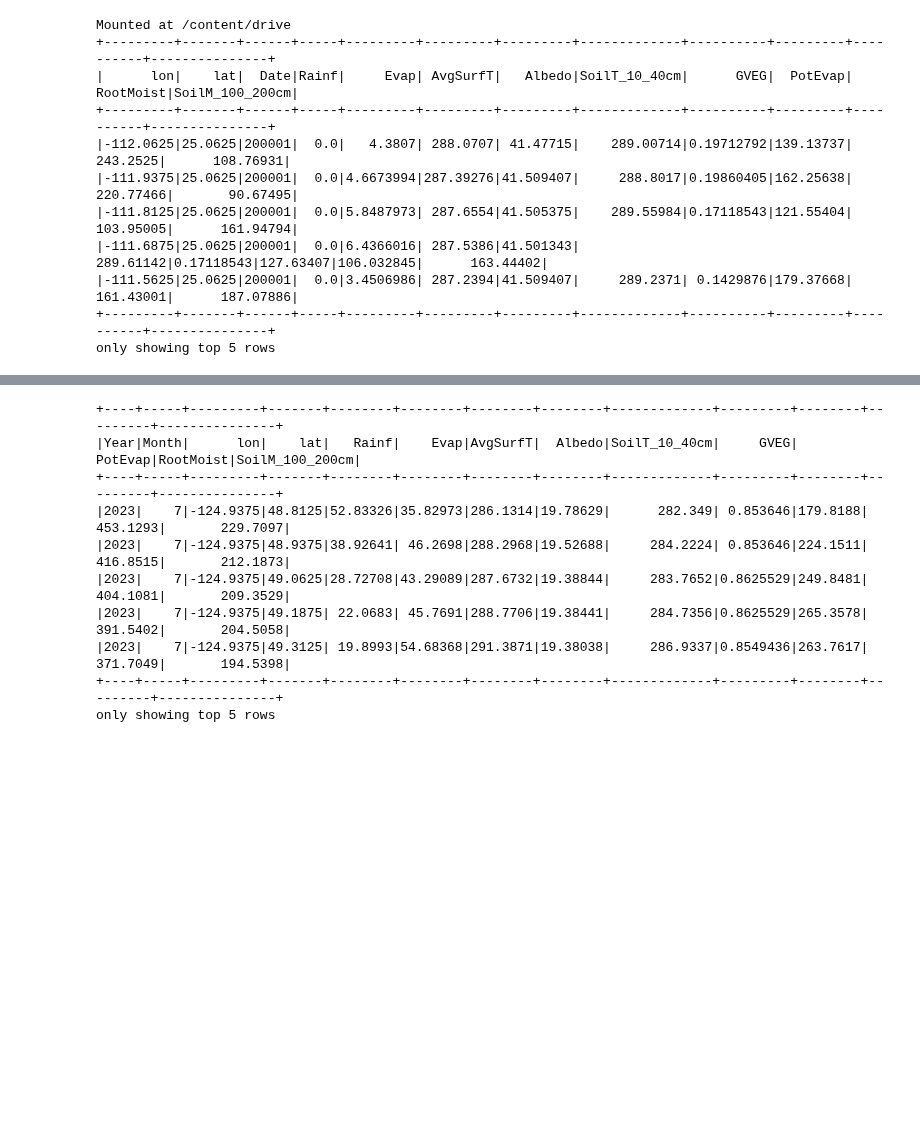
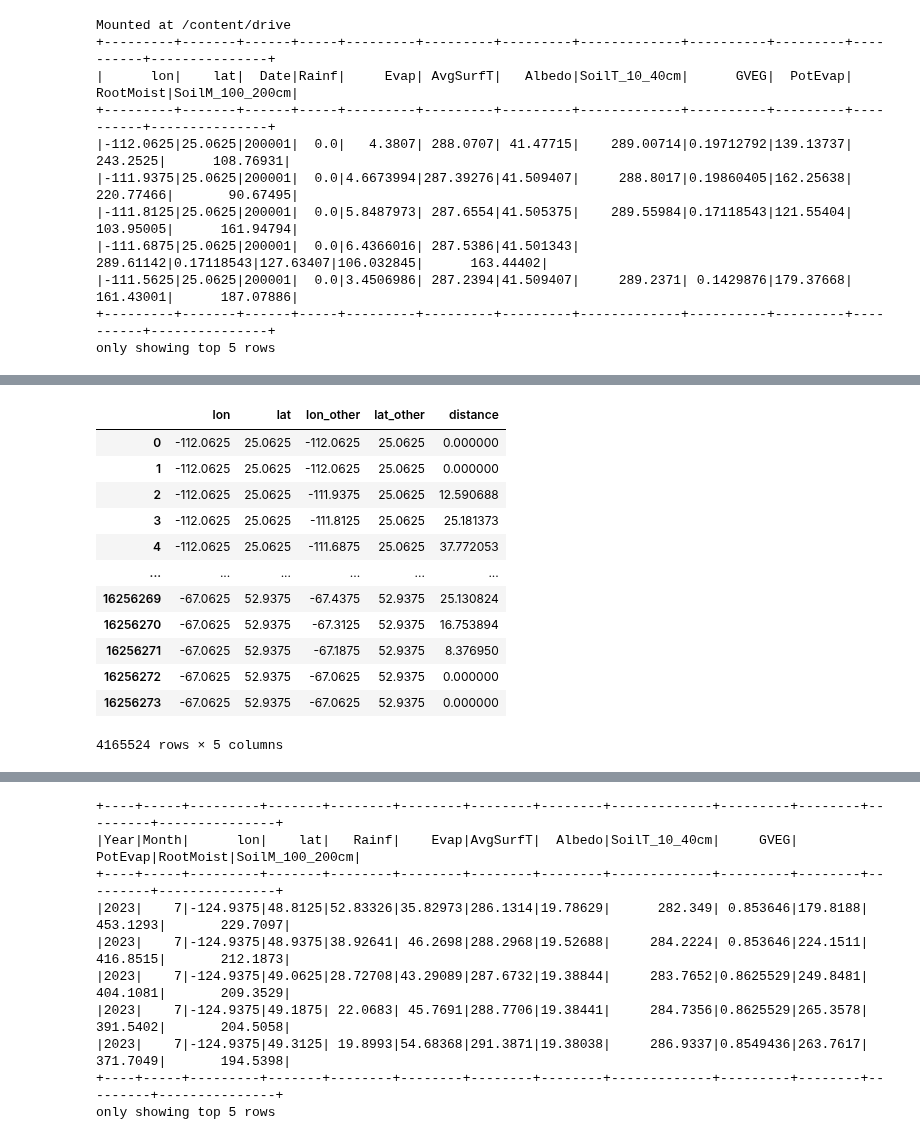
Before and after one commit to PiotrMaciejKowalski/BigData2024Project, a Jupyter notebook: colabs/SpaceFeatures.ipynb, the cells around one changed output, grey strips where cells are left out. Saved outputs shown, nothing was run; the diff lists cells and outputs as text; code cells hidden in the pictures; blank space fills up the shorter version.

```diff
--- a/colabs/SpaceFeatures.ipynb
+++ b/colabs/SpaceFeatures.ipynb
@@ -58,0 +102,26 @@ only showing top 5 rows
+# %%
+def haversine_distance(lon1, lat1, lon2, lat2):
+    """
+    Calculate the Haversine distance between two points specified by their longitude and latitude.
+
+    Parameters:
+    lon1, lat1: Longitude and latitude of the first point
+    lon2, lat2: Longitude and latitude of the second point
+
+    Returns:
+    Haversine distance in kilometers
+    """
+    R = 6371  # Earth radius in kilometers
+
+    # Convert degrees to radians
+    lon1, lat1, lon2, lat2 = map(np.radians, [lon1, lat1, lon2, lat2])
+
+    # Haversine formula
+    dlon = lon2 - lon1
+    dlat = lat2 - lat1
+    a = np.sin(dlat / 2) ** 2 + np.cos(lat1) * np.cos(lat2) * np.sin(dlon / 2) ** 2
+    c = 2 * np.arcsin(np.sqrt(a))
+
+    # Calculate distance
+    distance = R * c
+    return distance
@@ -58,0 +140,18 @@ only showing top 5 rows
+# %%
+max_distance = 50
+df_grid = df_grid[df_grid['distance'] < max_distance]
+df_grid
+# %% [output]
+|  | lon | lat | lon_other | lat_other | distance |
+| 0 | -112.0625 | 25.0625 | -112.0625 | 25.0625 | 0.000000 |
+| 1 | -112.0625 | 25.0625 | -112.0625 | 25.0625 | 0.000000 |
+| 2 | -112.0625 | 25.0625 | -111.9375 | 25.0625 | 12.590688 |
+| 3 | -112.0625 | 25.0625 | -111.8125 | 25.0625 | 25.181373 |
+| 4 | -112.0625 | 25.0625 | -111.6875 | 25.0625 | 37.772053 |
+| ... | ... | ... | ... | ... | ... |
+| 16256269 | -67.0625 | 52.9375 | -67.4375 | 52.9375 | 25.130824 |
+| 16256270 | -67.0625 | 52.9375 | -67.3125 | 52.9375 | 16.753894 |
+| 16256271 | -67.0625 | 52.9375 | -67.1875 | 52.9375 | 8.376950 |
+| 16256272 | -67.0625 | 52.9375 | -67.0625 | 52.9375 | 0.000000 |
+| 16256273 | -67.0625 | 52.9375 | -67.0625 | 52.9375 | 0.000000 |
+4165524 rows × 5 columns
```
Also changed, not shown: parts of 19 cells of this notebook.
